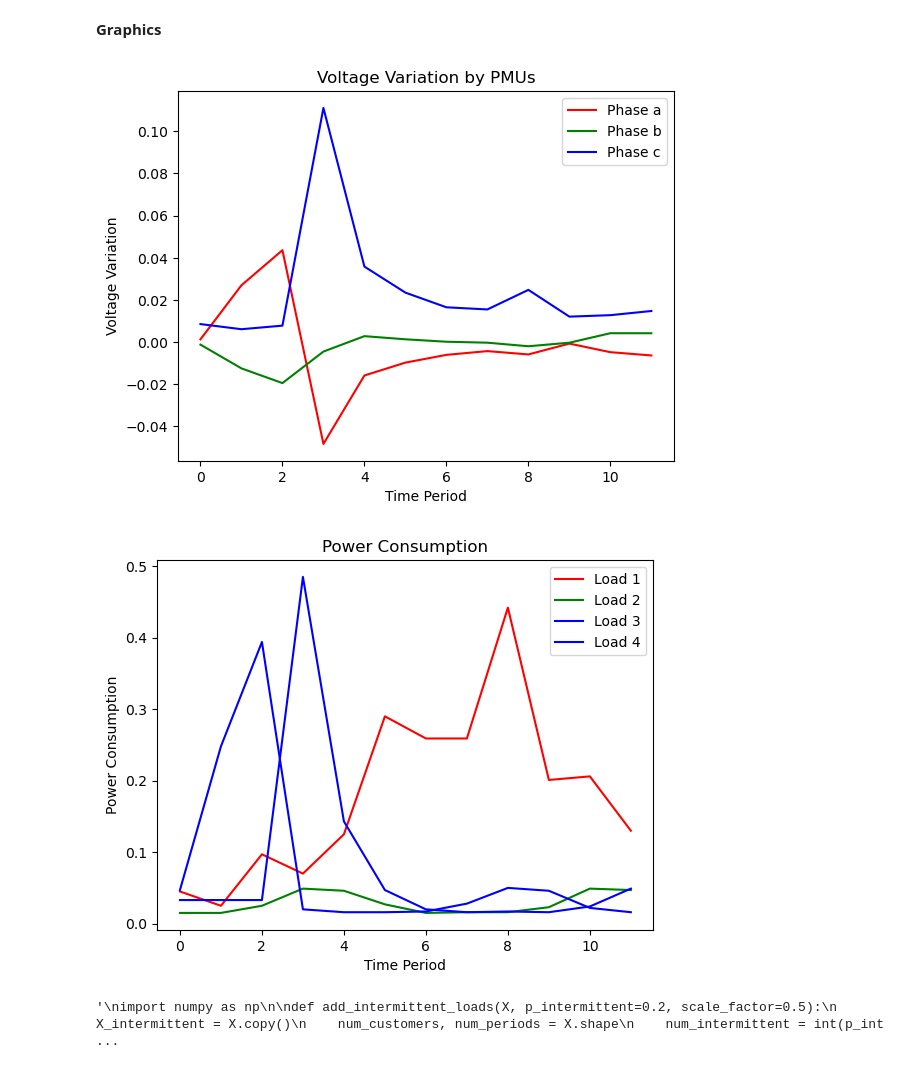
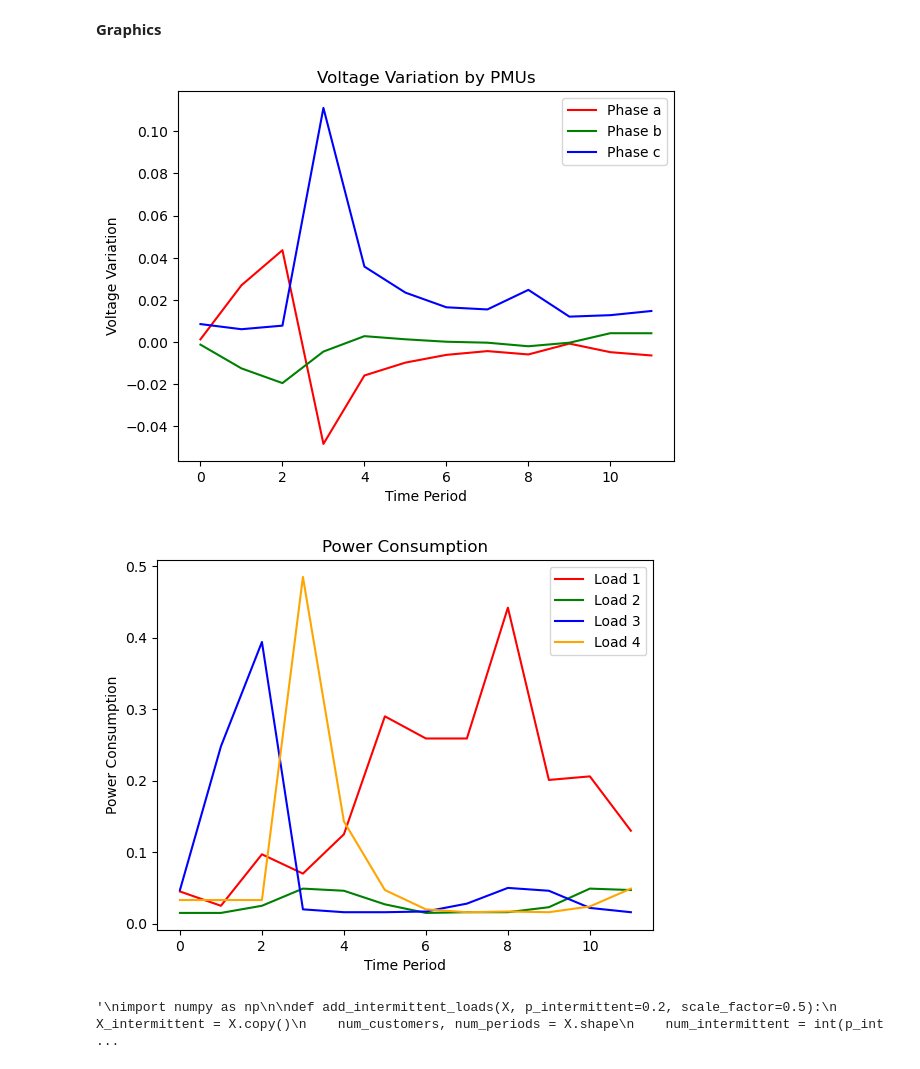
Before and after one commit to leobt23/ADRI, a Jupyter notebook: tpc5/Aula6_PhaseIdentification_Students.ipynb, the cells around one changed output. Cells and saved outputs as stored; diff of their text form; code cells hidden in the pictures.

```diff
--- a/tpc5/Aula6_PhaseIdentification_Students.ipynb
+++ b/tpc5/Aula6_PhaseIdentification_Students.ipynb
@@ -222,35 +247,35 @@ x = np.arange(m)
 y1 = dv_abs
 y2 = s[0:12,:]
 
 
 # Graph 1
 plt.figure()
 plt.title("Voltage Variation by PMUs")
 plt.plot(x, y1[:, 0], 'r', label='Phase a')
 plt.plot(x, y1[:, 1], 'g', label='Phase b')
 plt.plot(x, y1[:, 2], 'b', label='Phase c')
 plt.xlabel("Time Period")
 plt.ylabel("Voltage Variation")
 plt.legend()
 plt.show()
 
 # Graph 2
 plt.figure()
 plt.title("Power Consumption")
 plt.plot(x, y2[:, 0], 'r', label='Load 1')
 plt.plot(x, y2[:, 1], 'g', label='Load 2')
 plt.plot(x, y2[:, 2], 'b', label='Load 3')
-plt.plot(x, y2[:, 3], 'b', label='Load 4')
+plt.plot(x, y2[:, 3], 'orange', label='Load 4')
 plt.xlabel("Time Period")
 plt.ylabel("Power Consumption")
 plt.legend()
 plt.show()
 
 # Show the plots
 plt.show()
 # %% [output]
 [figure]
-[figure, old version]
+[figure, new version]
 # %%
 """
 import numpy as np
```
Also changed, not shown: parts of 4 cells of this notebook, 1 other file.
